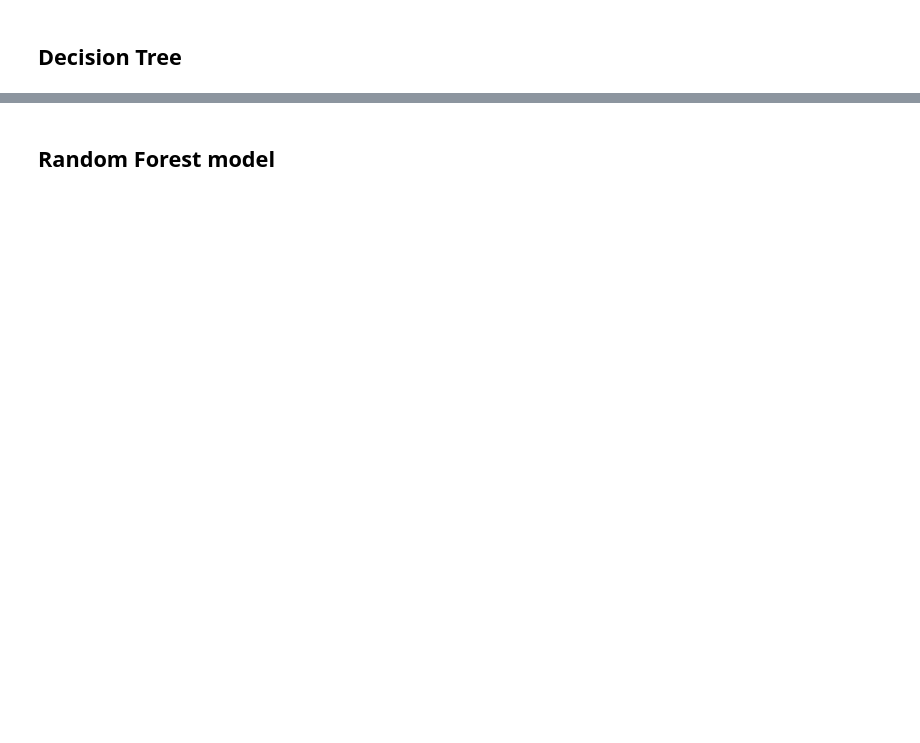
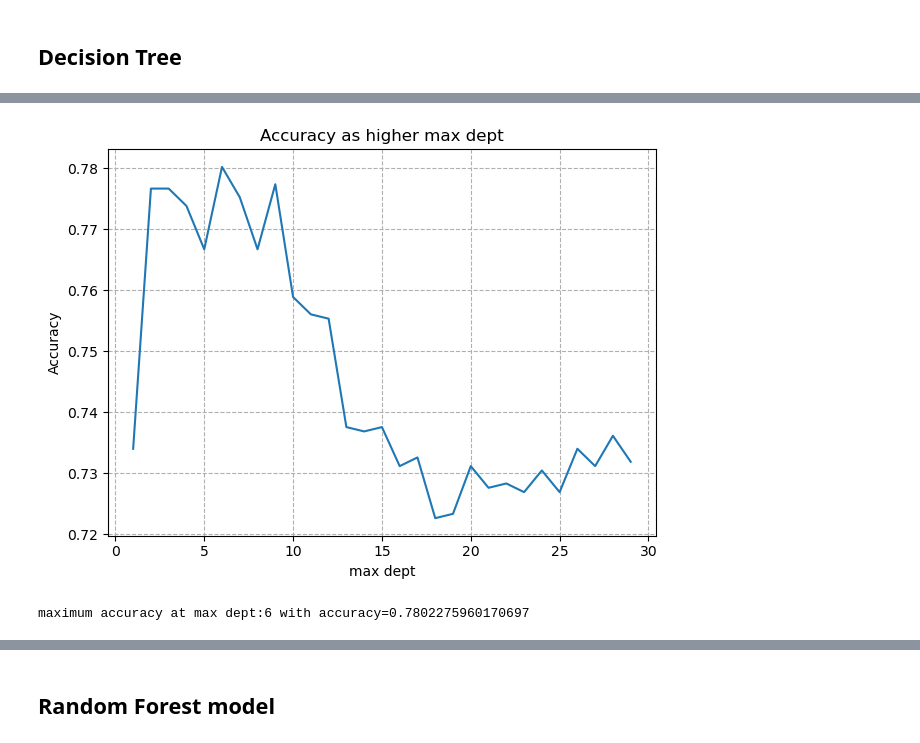
Before and after one commit to zivisaiah/gai_mid_project, a Jupyter notebook: gai_mid_project_notebook.ipynb, the cells around one changed output, grey strips where cells are left out. Cells and saved outputs as stored; diff of their text form; code cells hidden in the pictures; blank space fills up the shorter version.

```diff
--- a/gai_mid_project_notebook.ipynb
+++ b/gai_mid_project_notebook.ipynb
@@ -156,6 +306,15 @@ plt.show()
 def create_dummies(data_frame, column_name):
     return pd.get_dummies(data_frame, columns=[column_name], prefix=column_name, drop_first=True,dtype=int)
 # %%
+df['charge_diff'] = df['totalcharges'] - (df['monthlycharges']*df['tenure'])
+# if the number is negative we assume the price raised during the tenure
+# if the number is 0 there was no change in price during the tenure
+# if the number is positive we assume the price dropped during the tenure
+df['price_remain'] = (df['charge_diff'] == 0).astype(int)
+df['price_raised'] = (df['charge_diff'] < 0).astype(int)
+df['price_dropped'] = (df['charge_diff'] > 0).astype(int)
+
+
 df.loc[df.churn == 'No','churn'] =0
 df.loc[df.churn == 'Yes','churn'] =1
 df['churn'] = df['churn'].astype(int)
@@ -192,7 +351,6 @@ df = create_dummies(df, 'streamingmovies')
 df = create_dummies(df, 'paymentmethod')
 
 customer_id = df['customerid']
-#df = df.drop('customerid', axis=1)
 
 print(df.info())
 df.head(20)
@@ -205,6 +416,15 @@ df['combined'] = df['internetservice_Fiber optic'] | df['internetservice_No'] |
        df['streamingtv_No internet service'] | df['streamingtv_Yes'] | \
        df['streamingmovies_No internet service'] | df['streamingmovies_Yes']
 
+sum_all_combined = df['internetservice_Fiber optic'] + df['internetservice_No'] + \
+       df['onlinesecurity_No internet service'] + df['onlinesecurity_Yes'] + \
+       df['onlinebackup_No internet service'] + df['onlinebackup_Yes'] + \
+       df['deviceprotection_No internet service'] + df['deviceprotection_Yes'] + \
+       df['techsupport_No internet service'] + df['techsupport_Yes'] + \
+       df['streamingtv_No internet service'] + df['streamingtv_Yes'] + \
+       df['streamingmovies_No internet service'] + df['streamingmovies_Yes']
+df['combined_majority'] = (sum_all_combined > 6).astype(int)
+
 df.drop(['internetservice_Fiber optic', 'internetservice_No','onlinesecurity_No internet service','onlinesecurity_Yes'], axis=1, inplace=True)
 df.drop(['onlinebackup_No internet service','onlinebackup_Yes','deviceprotection_No internet service', 'deviceprotection_Yes'], axis=1, inplace=True)
 df.drop(['techsupport_No internet service', 'techsupport_Yes','streamingtv_No internet service', 'streamingtv_Yes'], axis=1, inplace=True)
@@ -471,12 +921,12 @@ def plot_tree(tree, features, labels):
 from sklearn.tree import DecisionTreeClassifier
 from sklearn.metrics import accuracy_score
 
-model = DecisionTreeClassifier(max_depth=3)
+model = DecisionTreeClassifier(max_depth=6)
 model.fit(x_train, y_train)
 
 y_test_pred_DecisionTree = model.predict(x_test)
 
-output = pd.DataFrame({cus_id: cus_id_test, 'churned_what_actualy_happened':y_test, 'churned_predicted_by_model': y_test_pred_DecisionTree}) # saving results to DataFrame
+output = pd.DataFrame({cus_id: cus_id_test, 'churned_what_actualy_happened':y_test, 'churned_predicted_by_model': y_test_pred_DecisionTree})
 
 test_acc = accuracy_score(y_test, y_test_pred_DecisionTree)
 
@@ -485,2 +948,25 @@ output.head(10)
+# %%
+iterations = list(range(1,30))
+test_acc = []
+for max_dept in iterations:
+    model = DecisionTreeClassifier(max_depth=max_dept)
+    model.fit(x_train, y_train)
+    y_test_pred_DecisionTree = model.predict(x_test)
+    output = pd.DataFrame({cus_id: cus_id_test, 'churned_what_actualy_happened':y_test, 'churned_predicted_by_model': y_test_pred_DecisionTree})
+    test_acc.append( accuracy_score(y_test, y_test_pred_DecisionTree) )
+
+plt.plot(iterations, test_acc)
+plt.title('Accuracy as higher max dept')
+plt.xlabel('max dept')
+plt.ylabel('Accuracy')
+plt.grid(linestyle='--')
+plt.tight_layout()
+plt.show()
+
+d = dict(zip(test_acc,iterations))
+print(f"maximum accuracy at max dept:{d[max(d.keys())]} with accuracy={max(d.keys())}")
+# %% [output]
+[figure, added]
+maximum accuracy at max dept:6 with accuracy=0.7802275960170697
 # %%
 plot_tree(model, original_x_train.columns, ['Not Churned', 'Churned'])
```
Also changed, not shown: parts of 52 cells of this notebook.
